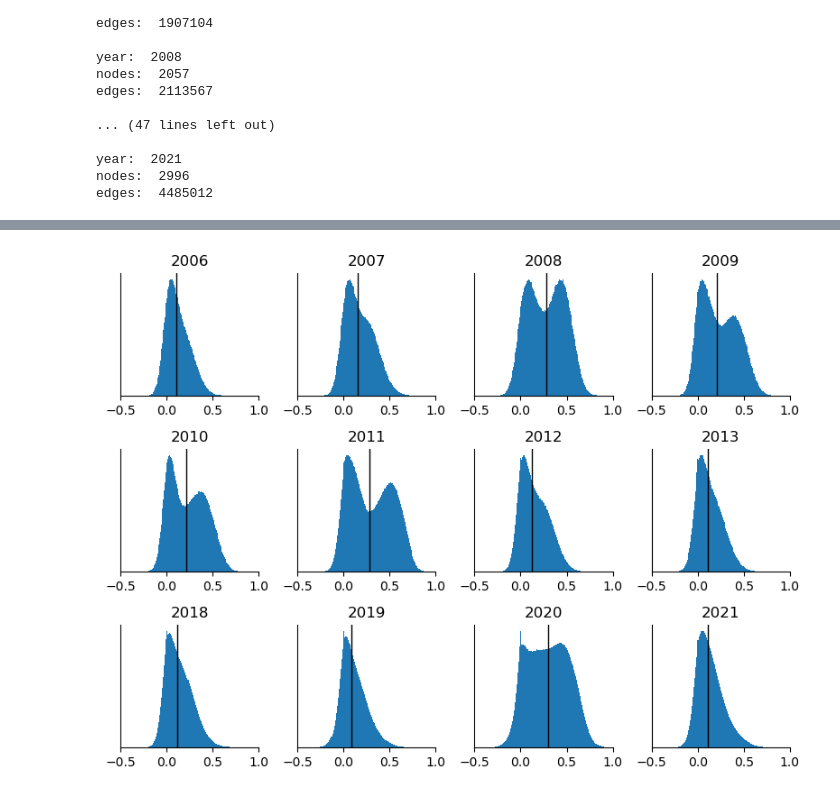
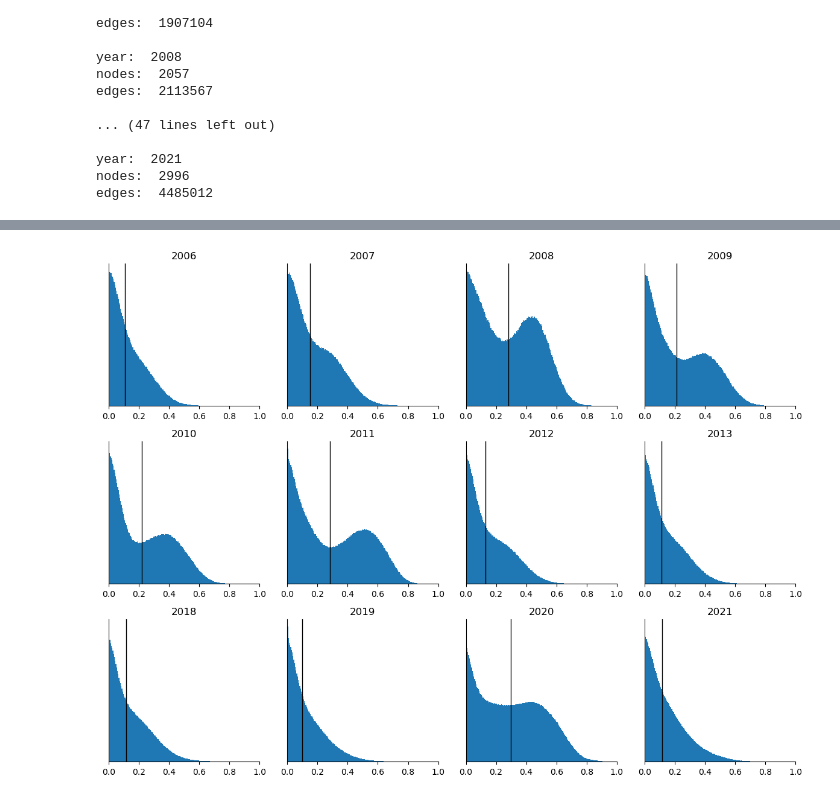
Before and after one commit to borchand/Network_Analysis, a Jupyter notebook: script/EDA.ipynb, the cells around one changed output, grey strips where cells are left out. Drawn from its saved outputs; the diff is of its cells as text; code cells hidden in the pictures.

```diff
--- a/script/EDA.ipynb
+++ b/script/EDA.ipynb
@@ -10,7 +10,7 @@ from sklearn.cluster import AffinityPropagation
 # %%
 #get data
 df_years, min_year, max_year = get_data()
-corrlist = [get_corr_from_year(year, df_years, min_year) for year in range(min_year+1, max_year+1)]
+corrlist = [abs(get_corr_from_year(year, df_years, min_year)) for year in range(min_year+1, max_year+1)]
 # %%
 for i in enumerate(corrlist):
     print('year: ', i[0]+min_year+1)
@@ -60,29 +60,32 @@ Text(0, 0.5, 'Frequency')
 # %%
 #histogram of correlation values in each year but not (8,9,10,11)
 excorrlist = [corrlist[i] for i in range(len(corrlist)) if i not in (8,9,10,11)]
-ncols, nrows, scale = 4,3,2
+ncols, nrows, scale = 4,3,3
 plt.figure(figsize = (ncols*scale, nrows*scale))
 for i in range(nrows*ncols):
     try:
         plt.subplot(nrows, ncols, i+1)
         histcorr = excorrlist[i]
         histcorr = np.triu(histcorr, k=1)
         histcorr = histcorr[histcorr != 0]
         #set line at 75 percentile and color the histogram after that line
         plt.hist(histcorr, bins=200)
         plt.axvline(np.percentile(histcorr, 50), color='black', linewidth=1)
         #without borders
+        #plt.yscale('log')
+        #plt.xscale('log')
         plt.gca().spines['top'].set_visible(False)
         plt.gca().spines['right'].set_visible(False)
-        plt.xlim(left=-0.5, right=1)
+
+        plt.xlim(left=0, right=1)
         plt.yticks([])
         if i < 8:
             plt.title(f'{min_year+1+i}')
         else:
             plt.title(f'{min_year+1+i+4}')
     except:
         pass
 plt.tight_layout()
 plt.show()
 # %% [output]
-[figure, old version]
+[figure, new version]
```
Also changed, not shown: parts of 1 cell of this notebook, 2 other files.
